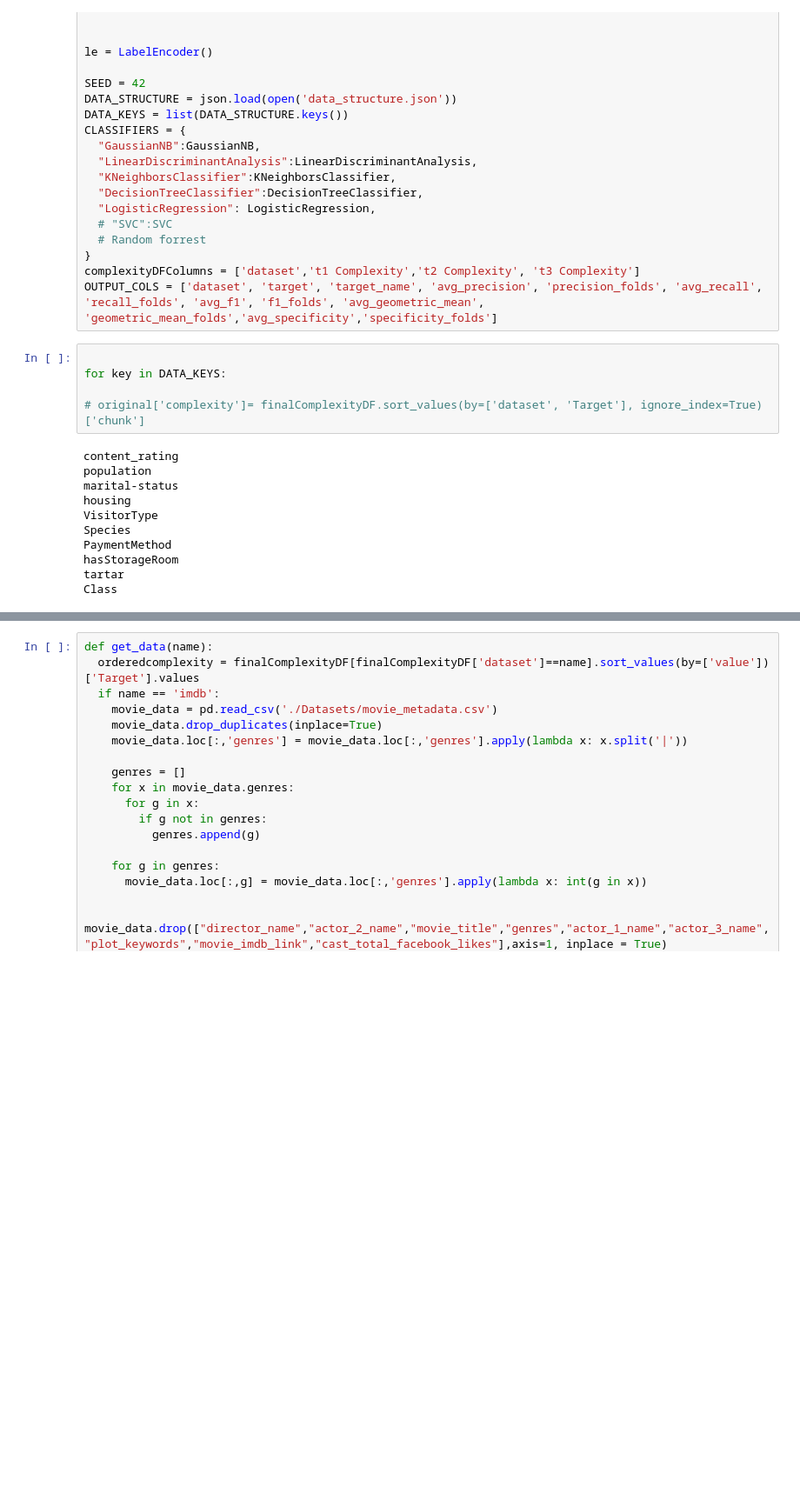
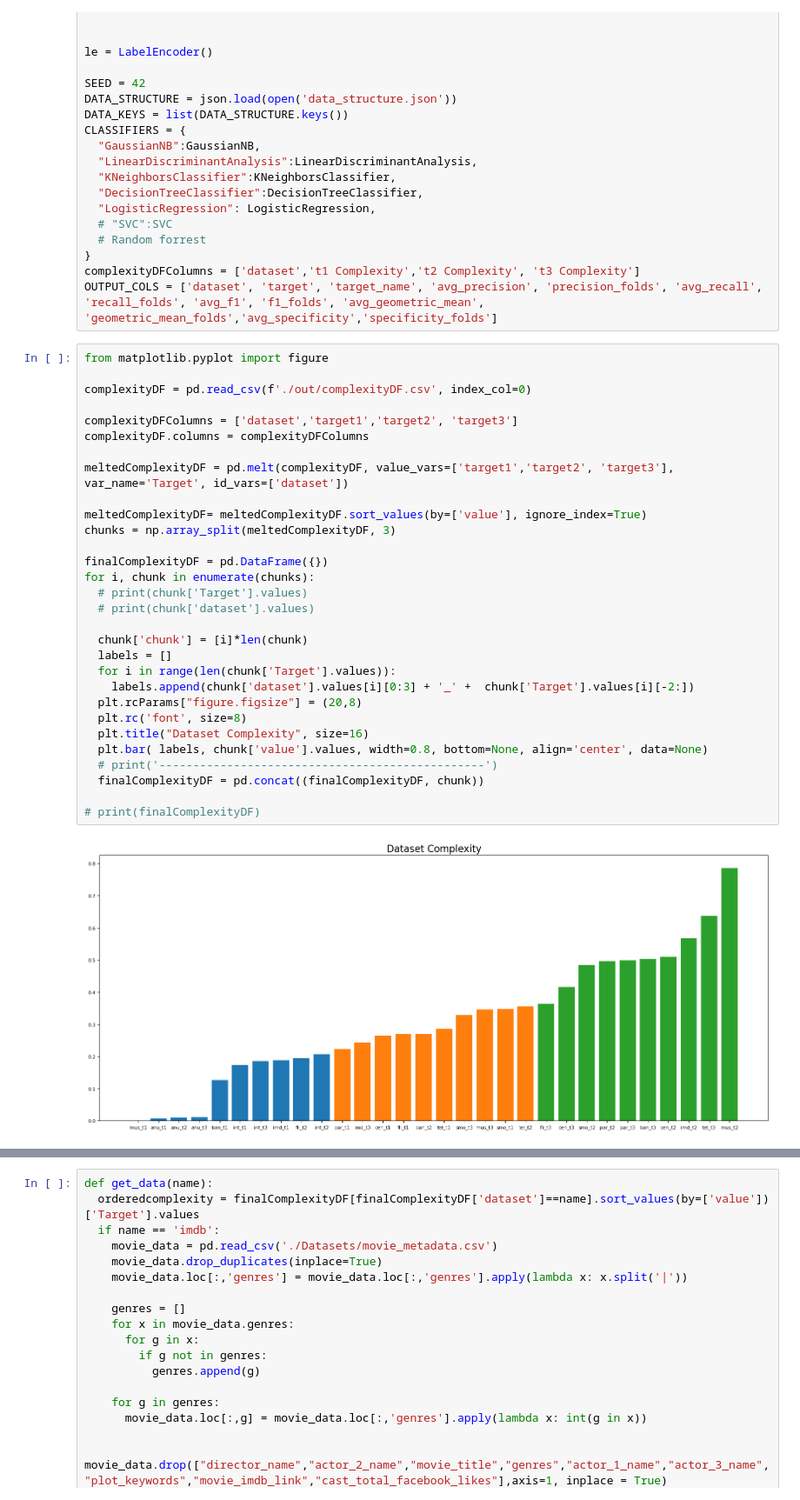
Before and after one commit to Logan-Rose/Active-Learning-With-Imbalance, a Jupyter notebook: Complexity.ipynb, the cells around one changed output, grey strips where cells are left out. Shown: that part at 87% size. Drawn from its saved outputs; the diff is of its cells as text; blank space fills up the shorter version.

```diff
--- a/Complexity.ipynb
+++ b/Complexity.ipynb
@@ -46,19 +46,35 @@ CLASSIFIERS = {
 }
 complexityDFColumns = ['dataset','t1 Complexity','t2 Complexity', 't3 Complexity']
 OUTPUT_COLS = ['dataset', 'target', 'target_name', 'avg_precision', 'precision_folds', 'avg_recall', 'recall_folds', 'avg_f1', 'f1_folds', 'avg_geometric_mean', 'geometric_mean_folds','avg_specificity','specificity_folds']
-# %%
-
-for key in DATA_KEYS:
-
-# original['complexity']= finalComplexityDF.sort_values(by=['dataset', 'Target'], ignore_index=True)['chunk']
-# %% [output]
-content_rating
-population
-marital-status
-housing
-VisitorType
-Species
-PaymentMethod
-hasStorageRoom
-tartar
-Class
+# %%
+from matplotlib.pyplot import figure
+
+complexityDF = pd.read_csv(f'./out/complexityDF.csv', index_col=0)
+
+complexityDFColumns = ['dataset','target1','target2', 'target3']
+complexityDF.columns = complexityDFColumns
+
+meltedComplexityDF = pd.melt(complexityDF, value_vars=['target1','target2', 'target3'], var_name='Target', id_vars=['dataset'])
+
+meltedComplexityDF= meltedComplexityDF.sort_values(by=['value'], ignore_index=True)
+chunks = np.array_split(meltedComplexityDF, 3)
+
+finalComplexityDF = pd.DataFrame({})
+for i, chunk in enumerate(chunks):
+  # print(chunk['Target'].values)
+  # print(chunk['dataset'].values)
+
+  chunk['chunk'] = [i]*len(chunk)
+  labels = []
+  for i in range(len(chunk['Target'].values)):
+    labels.append(chunk['dataset'].values[i][0:3] + '_' +  chunk['Target'].values[i][-2:])
+  plt.rcParams["figure.figsize"] = (20,8)
+  plt.rc('font', size=8)
+  plt.title("Dataset Complexity", size=16)
+  plt.bar( labels, chunk['value'].values, width=0.8, bottom=None, align='center', data=None)
+  # print('------------------------------------------------')
+  finalComplexityDF = pd.concat((finalComplexityDF, chunk))
+
+# print(finalComplexityDF)
+# %% [output]
+[figure, added]
```
Also changed, not shown: parts of 13 cells of this notebook, 30 other files.
